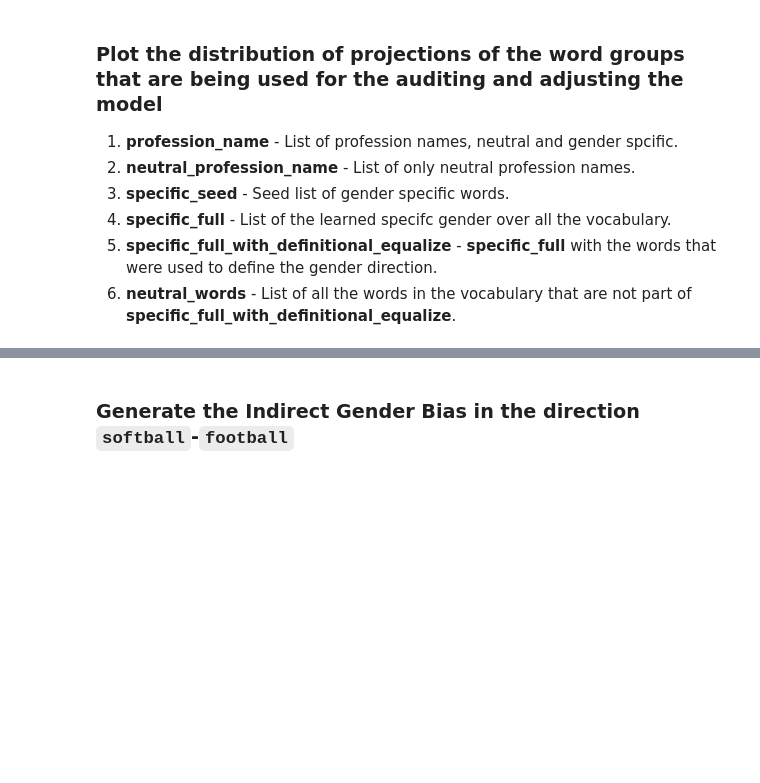
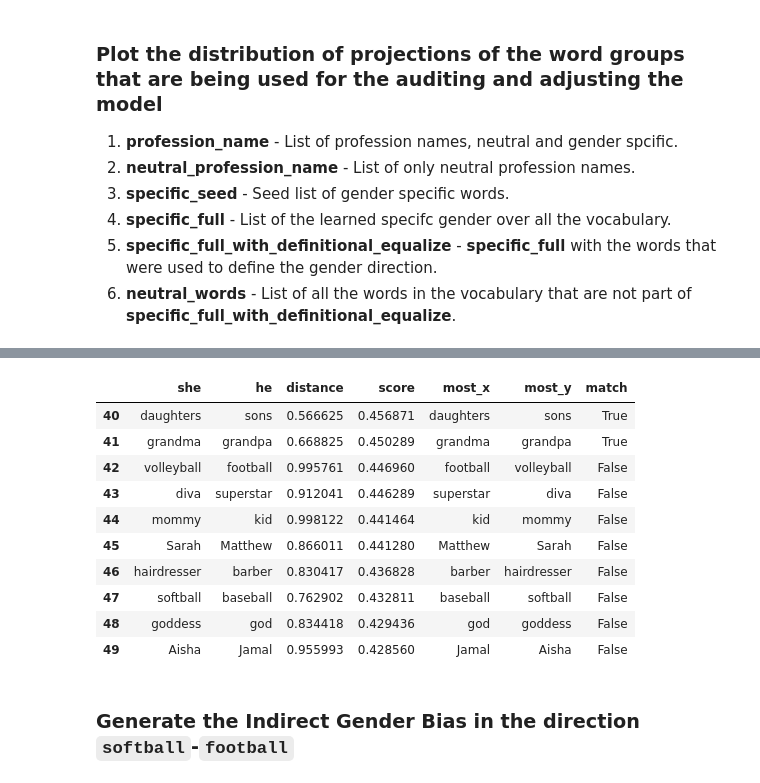
Before and after one commit to ResponsiblyAI/responsibly, a Jupyter notebook: docs/notebooks/demo-word-embedding-bias.ipynb, the cells around one changed output, grey strips where cells are left out. Saved outputs shown, nothing was run; the diff lists cells and outputs as text; code cells hidden in the pictures; blank space fills up the shorter version.

```diff
--- a/docs/notebooks/demo-word-embedding-bias.ipynb
+++ b/docs/notebooks/demo-word-embedding-bias.ipynb
@@ -165,3 +195,22 @@ w2v_gender_bias_we.generate_analogies(150)[50:]
+# %%
+from ethically.we.data import load_w2v_small
+
+model_w2v_small = load_w2v_small()
+w2v_small_gender_bias_we = GenderBiasWE(model_w2v_small)
+# %%
+w2v_small_gender_bias_we.generate_analogies(50, unrestricted=True)[40:]
+# %% [output]
+|  | she | he | distance | score | most_x | most_y | match |
+| 40 | daughters | sons | 0.566625 | 0.456871 | daughters | sons | True |
+| 41 | grandma | grandpa | 0.668825 | 0.450289 | grandma | grandpa | True |
+| 42 | volleyball | football | 0.995761 | 0.446960 | football | volleyball | False |
+| 43 | diva | superstar | 0.912041 | 0.446289 | superstar | diva | False |
+| 44 | mommy | kid | 0.998122 | 0.441464 | kid | mommy | False |
+| 45 | Sarah | Matthew | 0.866011 | 0.441280 | Matthew | Sarah | False |
+| 46 | hairdresser | barber | 0.830417 | 0.436828 | barber | hairdresser | False |
+| 47 | softball | baseball | 0.762902 | 0.432811 | baseball | softball | False |
+| 48 | goddess | god | 0.834418 | 0.429436 | god | goddess | False |
+| 49 | Aisha | Jamal | 0.955993 | 0.428560 | Jamal | Aisha | False |
 # %% [markdown]
 ### Generate the Indirect Gender Bias in the direction `softball`-`football`
 # %%
```
Also changed, not shown: parts of 57 cells of this notebook.
